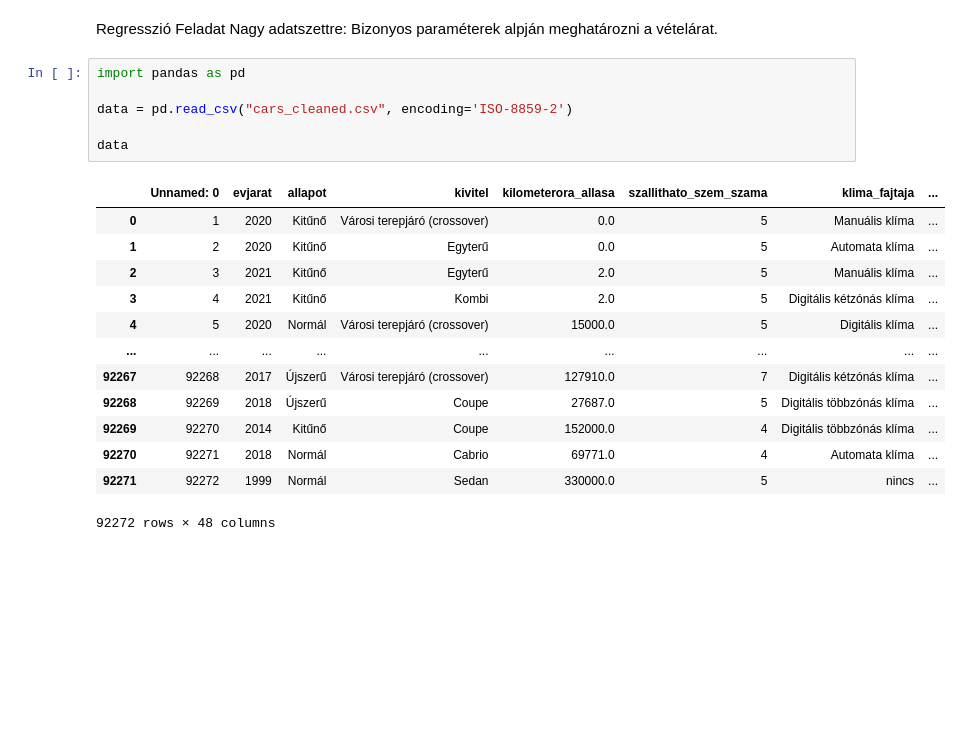
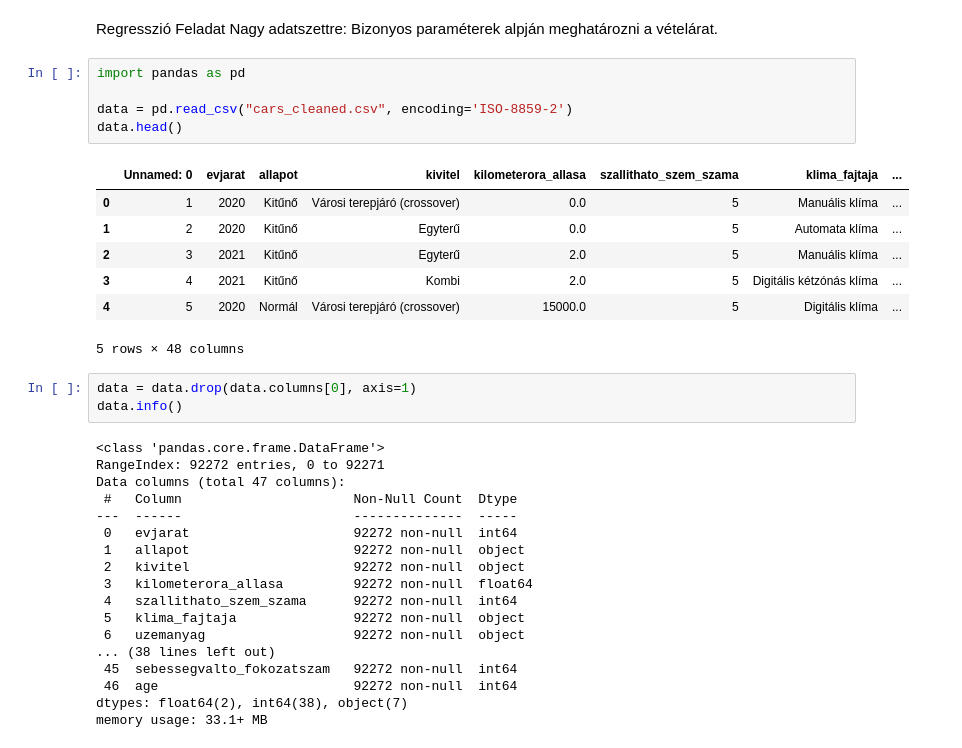
Before and after one commit to milanszilveszter/Csapatmunka, a Jupyter notebook: Regression/BigDataset/hasznaltauto.ipynb, the cells around one changed output. Cells and saved outputs as stored; diff of their text form; blank space fills up the shorter version.

```diff
--- a/Regression/BigDataset/hasznaltauto.ipynb
+++ b/Regression/BigDataset/hasznaltauto.ipynb
@@ -3,20 +3,34 @@ Regresszió Feladat Nagy adatszettre: Bizonyos paraméterek alpján meghatározn
 # %%
 import pandas as pd
 
 data = pd.read_csv("cars_cleaned.csv", encoding='ISO-8859-2')
-
-data
+data.head()
 # %% [output]
 |  | Unnamed: 0 | evjarat | allapot | kivitel | kilometerora_allasa | szallithato_szem_szama | klima_fajtaja | ... |
 | 0 | 1 | 2020 | Kitűnő | Városi terepjáró (crossover) | 0.0 | 5 | Manuális klíma | ... |
 | 1 | 2 | 2020 | Kitűnő | Egyterű | 0.0 | 5 | Automata klíma | ... |
 | 2 | 3 | 2021 | Kitűnő | Egyterű | 2.0 | 5 | Manuális klíma | ... |
 | 3 | 4 | 2021 | Kitűnő | Kombi | 2.0 | 5 | Digitális kétzónás klíma | ... |
 | 4 | 5 | 2020 | Normál | Városi terepjáró (crossover) | 15000.0 | 5 | Digitális klíma | ... |
-| ... | ... | ... | ... | ... | ... | ... | ... | ... |
-| 92267 | 92268 | 2017 | Újszerű | Városi terepjáró (crossover) | 127910.0 | 7 | Digitális kétzónás klíma | ... |
-| 92268 | 92269 | 2018 | Újszerű | Coupe | 27687.0 | 5 | Digitális többzónás klíma | ... |
-| 92269 | 92270 | 2014 | Kitűnő | Coupe | 152000.0 | 4 | Digitális többzónás klíma | ... |
-| 92270 | 92271 | 2018 | Normál | Cabrio | 69771.0 | 4 | Automata klíma | ... |
-| 92271 | 92272 | 1999 | Normál | Sedan | 330000.0 | 5 | nincs | ... |
-92272 rows × 48 columns
+5 rows × 48 columns
+# %%
+data = data.drop(data.columns[0], axis=1)
+data.info()
+# %% [output]
+<class 'pandas.core.frame.DataFrame'>
+RangeIndex: 92272 entries, 0 to 92271
+Data columns (total 47 columns):
+ #   Column                      Non-Null Count  Dtype
+---  ------                      --------------  -----
+ 0   evjarat                     92272 non-null  int64
+ 1   allapot                     92272 non-null  object
+ 2   kivitel                     92272 non-null  object
+ 3   kilometerora_allasa         92272 non-null  float64
+ 4   szallithato_szem_szama      92272 non-null  int64
+ 5   klima_fajtaja               92272 non-null  object
+ 6   uzemanyag                   92272 non-null  object
+... (38 lines left out)
+ 45  sebessegvalto_fokozatszam   92272 non-null  int64
+ 46  age                         92272 non-null  int64
+dtypes: float64(2), int64(38), object(7)
+memory usage: 33.1+ MB
```
Also changed, not shown: parts of 10 cells of this notebook.
